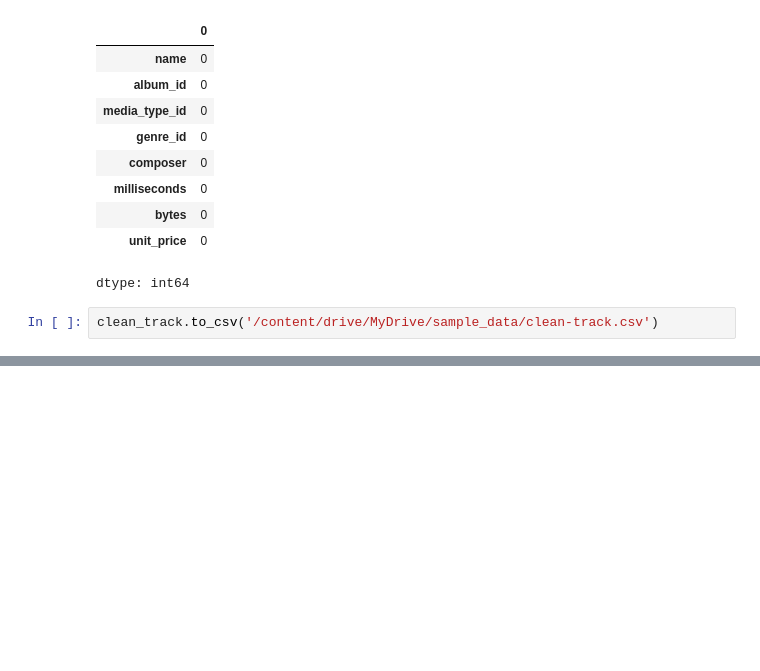
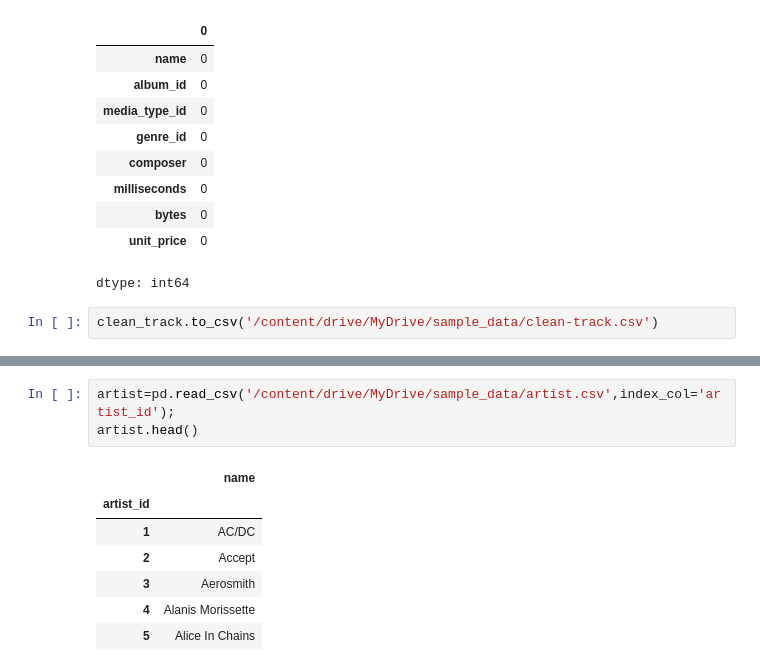
Before and after one commit to shyakaster/chinook-repo, a Jupyter notebook: chinook.ipynb, the cells around one changed output, grey strips where cells are left out. Saved outputs shown, nothing was run; the diff lists cells and outputs as text; blank space fills up the shorter version.

```diff
--- a/chinook.ipynb
+++ b/chinook.ipynb
@@ -232,0 +297,11 @@ clean_track.to_csv('/content/drive/MyDrive/sample_data/clean-track.csv')
+# %%
+artist=pd.read_csv('/content/drive/MyDrive/sample_data/artist.csv',index_col='artist_id');
+artist.head()
+# %% [output]
+|  | name |
+| artist_id |  |
+| 1 | AC/DC |
+| 2 | Accept |
+| 3 | Aerosmith |
+| 4 | Alanis Morissette |
+| 5 | Alice In Chains |
```
Also changed, not shown: parts of 20 cells of this notebook.
